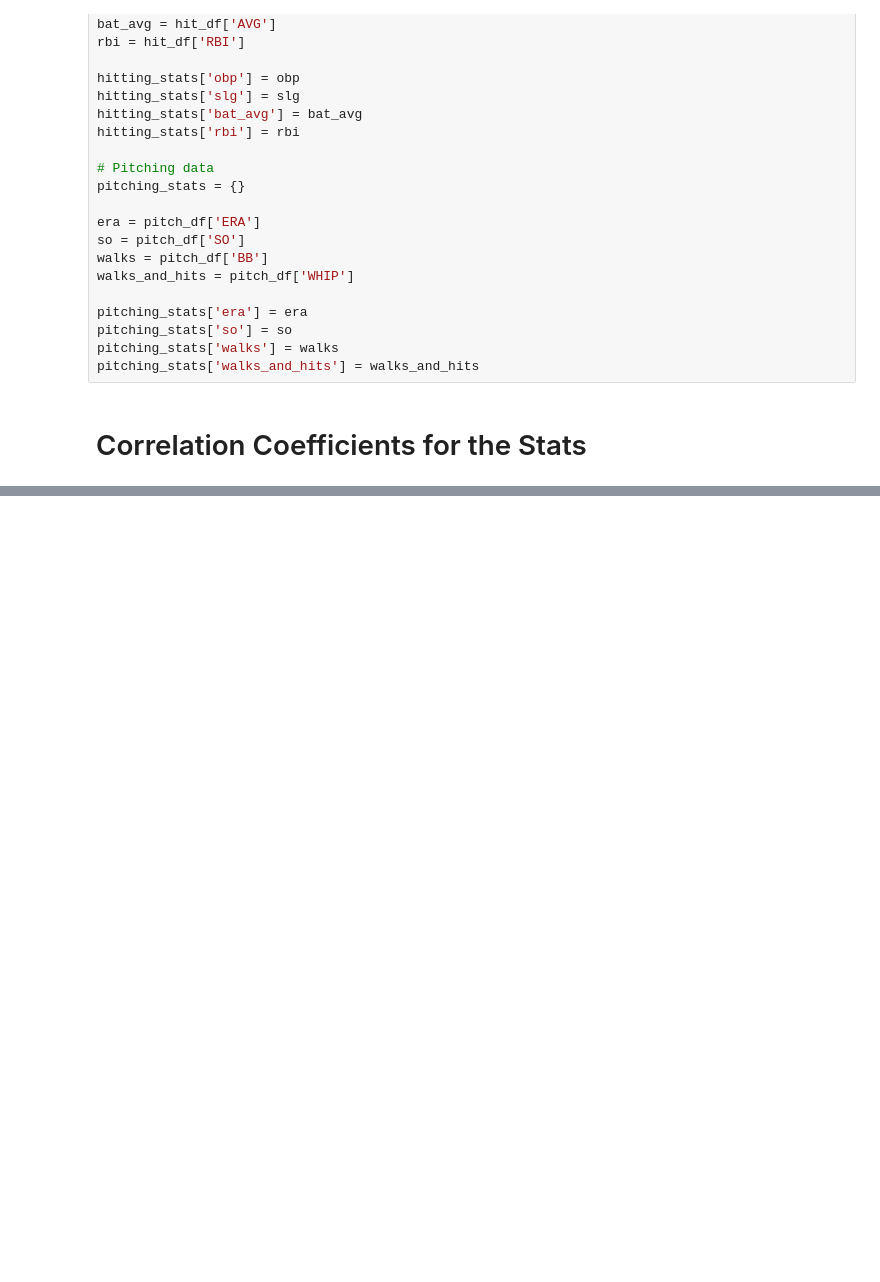
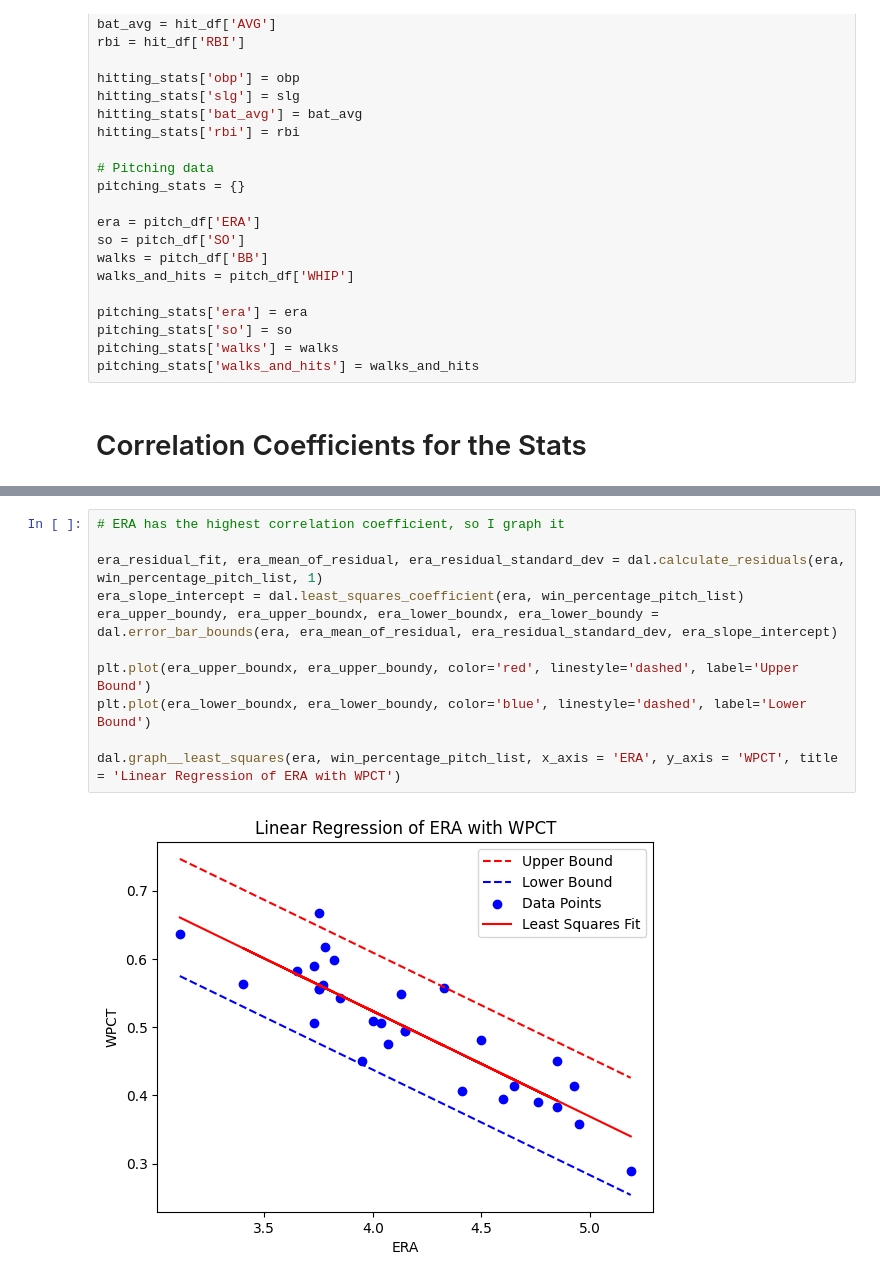
Before and after one commit to Quilhar/DataAnalytics, a Jupyter notebook: Stats/moneyball.ipynb, the cells around one changed output, grey strips where cells are left out. Saved outputs shown, nothing was run; the diff lists cells and outputs as text; blank space fills up the shorter version.

```diff
--- a/Stats/moneyball.ipynb
+++ b/Stats/moneyball.ipynb
@@ -70,0 +110,13 @@ pitching_stats_cc['walks_and_hits_cc'] = walks_and_hits_correlation_coefficient
+# %%
+# ERA has the highest correlation coefficient, so I graph it
+
+era_residual_fit, era_mean_of_residual, era_residual_standard_dev = dal.calculate_residuals(era, win_percentage_pitch_list, 1)
+era_slope_intercept = dal.least_squares_coefficient(era, win_percentage_pitch_list)
+era_upper_boundy, era_upper_boundx, era_lower_boundx, era_lower_boundy = dal.error_bar_bounds(era, era_mean_of_residual, era_residual_standard_dev, era_slope_intercept)
+
+plt.plot(era_upper_boundx, era_upper_boundy, color='red', linestyle='dashed', label='Upper Bound')
+plt.plot(era_lower_boundx, era_lower_boundy, color='blue', linestyle='dashed', label='Lower Bound')
+
+dal.graph__least_squares(era, win_percentage_pitch_list, x_axis = 'ERA', y_axis = 'WPCT', title = 'Linear Regression of ERA with WPCT')
+# %% [output]
+[figure, added]
```
Also changed, not shown: parts of 7 cells of this notebook, 1 other file.
